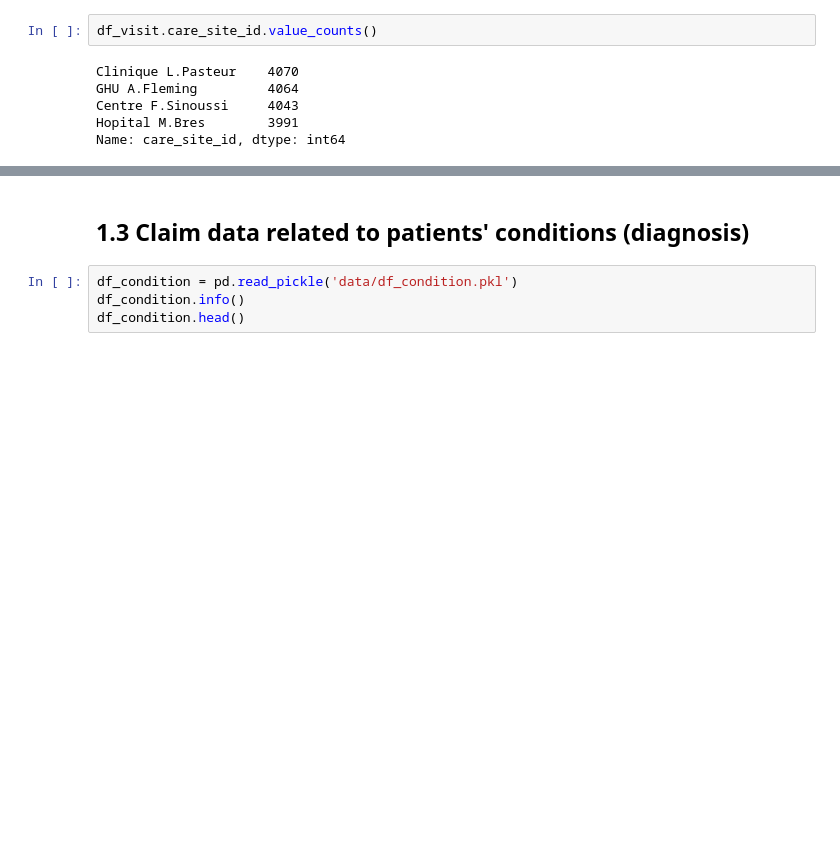
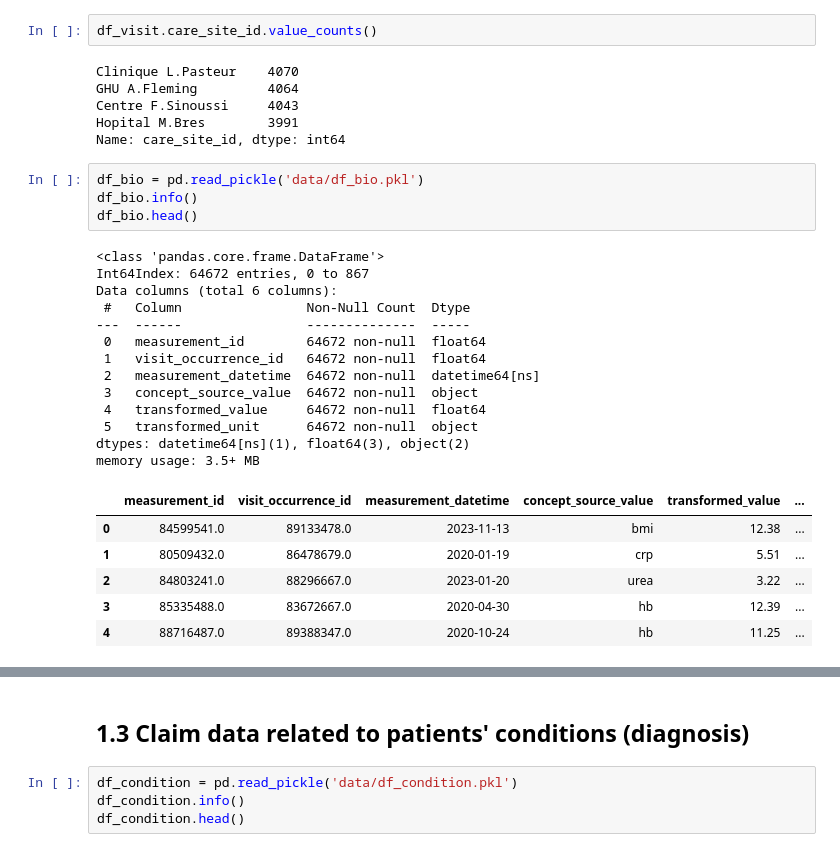
Before and after one commit to medazizbchir/EI, a Jupyter notebook: preprocessing.ipynb, the cells around one changed output, grey strips where cells are left out. Cells and saved outputs as stored; diff of their text form; blank space fills up the shorter version.

```diff
--- a/preprocessing.ipynb
+++ b/preprocessing.ipynb
@@ -85,3 +85,27 @@ GHU A.Fleming         4064
 Centre F.Sinoussi     4043
 Hopital M.Bres        3991
 Name: care_site_id, dtype: int64
+# %%
+df_bio = pd.read_pickle('data/df_bio.pkl')
+df_bio.info()
+df_bio.head()
+# %% [output]
+<class 'pandas.core.frame.DataFrame'>
+Int64Index: 64672 entries, 0 to 867
+Data columns (total 6 columns):
+ #   Column                Non-Null Count  Dtype
+---  ------                --------------  -----
+ 0   measurement_id        64672 non-null  float64
+ 1   visit_occurrence_id   64672 non-null  float64
+ 2   measurement_datetime  64672 non-null  datetime64[ns]
+ 3   concept_source_value  64672 non-null  object
+ 4   transformed_value     64672 non-null  float64
+ 5   transformed_unit      64672 non-null  object
+dtypes: datetime64[ns](1), float64(3), object(2)
+memory usage: 3.5+ MB
+|  | measurement_id | visit_occurrence_id | measurement_datetime | concept_source_value | transformed_value | ... |
+| 0 | 84599541.0 | 89133478.0 | 2023-11-13 | bmi | 12.38 | ... |
+| 1 | 80509432.0 | 86478679.0 | 2020-01-19 | crp | 5.51 | ... |
+| 2 | 84803241.0 | 88296667.0 | 2023-01-20 | urea | 3.22 | ... |
+| 3 | 85335488.0 | 83672667.0 | 2020-04-30 | hb | 12.39 | ... |
+| 4 | 88716487.0 | 89388347.0 | 2020-10-24 | hb | 11.25 | ... |
```
Also changed, not shown: parts of 8 cells of this notebook.
